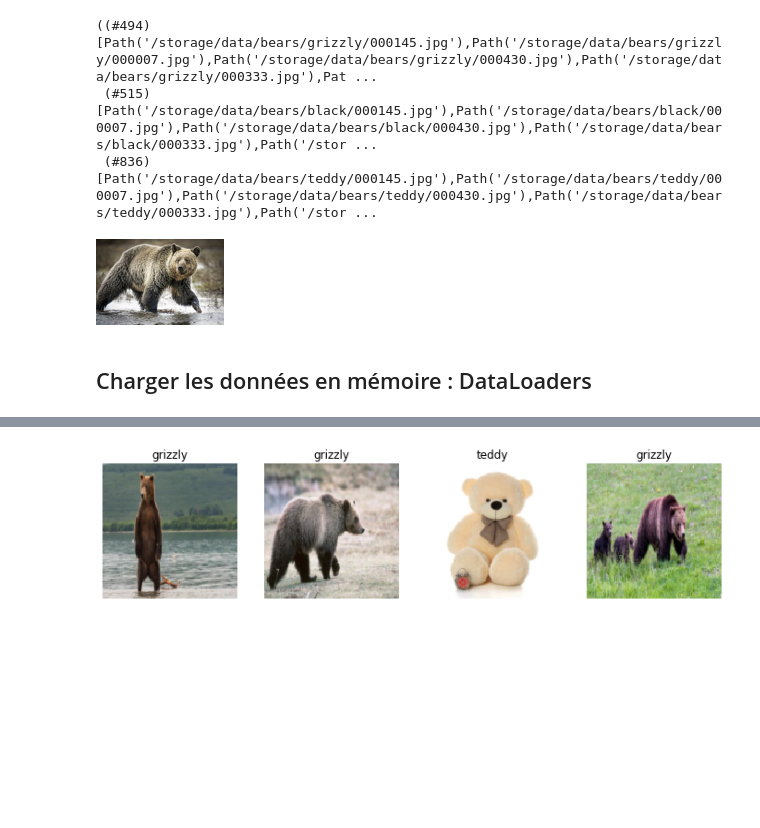
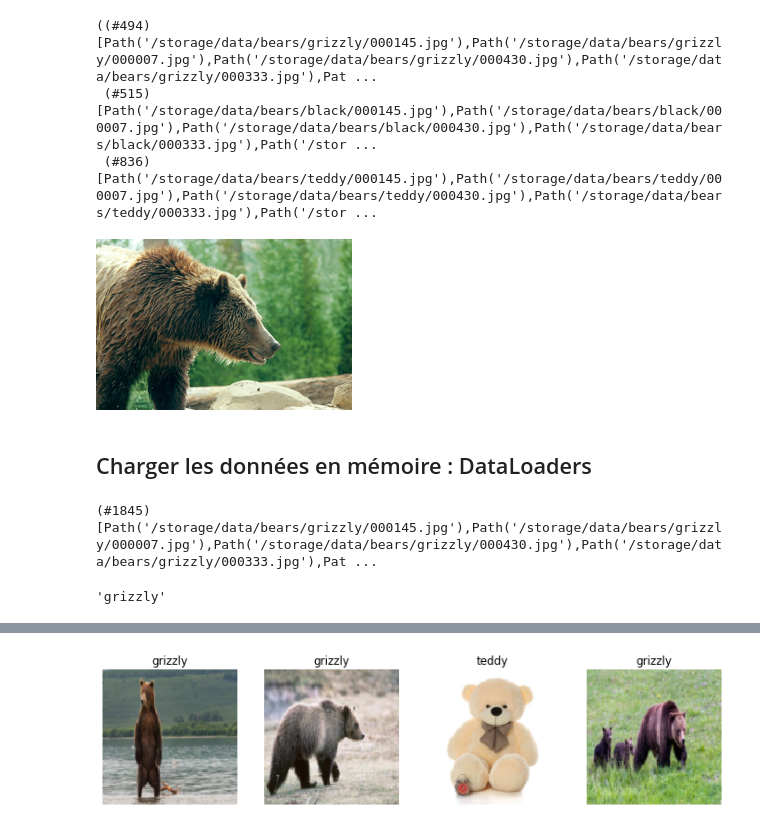
Before and after one commit to laurentprudhon/cours-deeplearning-2020, a Jupyter notebook: notebooks/02_production.ipynb, the cells around one changed output, grey strips where cells are left out. Saved outputs shown, nothing was run; the diff lists cells and outputs as text; code cells hidden in the pictures; blank space fills up the shorter version.

```diff
--- a/notebooks/02_production.ipynb
+++ b/notebooks/02_production.ipynb
@@ -139,10 +117,10 @@ get_image_files(path/"grizzly"),get_image_files(path/"black"),get_image_files(pa
  (#515) [Path('/storage/data/bears/black/000145.jpg'),Path('/storage/data/bears/black/000007.jpg'),Path('/storage/data/bears/black/000430.jpg'),Path('/storage/data/bears/black/000333.jpg'),Path('/stor ...
  (#836) [Path('/storage/data/bears/teddy/000145.jpg'),Path('/storage/data/bears/teddy/000007.jpg'),Path('/storage/data/bears/teddy/000430.jpg'),Path('/storage/data/bears/teddy/000333.jpg'),Path('/stor ...
 # %%
-im = Image.open(get_image_files(path/"grizzly")[2])
-im.to_thumb(128,128)
+im = Image.open(get_image_files(path/"grizzly")[3])
+im.to_thumb(256,256)
 # %% [output]
-[figure, old version]
+[figure, new version]
 # %% [markdown]
 ## Charger les données en mémoire : DataLoaders
 # %%
@@ -152,6 +130,15 @@ bears = DataBlock(
     splitter=RandomSplitter(valid_pct=0.3, seed=42),
     get_y=parent_label,
     item_tfms=Resize(128))
+# %%
+image_files = get_image_files(path)
+image_files
+# %% [output]
+(#1845) [Path('/storage/data/bears/grizzly/000145.jpg'),Path('/storage/data/bears/grizzly/000007.jpg'),Path('/storage/data/bears/grizzly/000430.jpg'),Path('/storage/data/bears/grizzly/000333.jpg'),Pat ...
+# %%
+parent_label(image_files[0])
+# %% [output]
+'grizzly'
 # %%
 dls = bears.dataloaders(path)
 # %%
```
Also changed, not shown: parts of 51 cells of this notebook.
